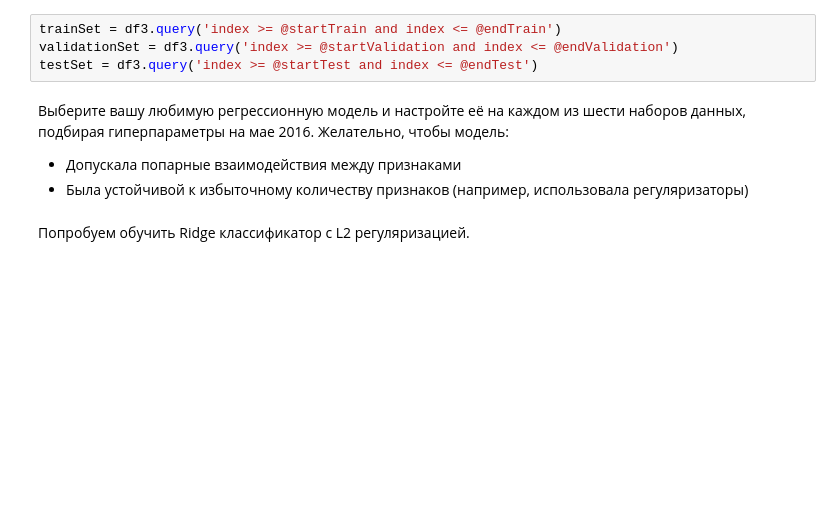
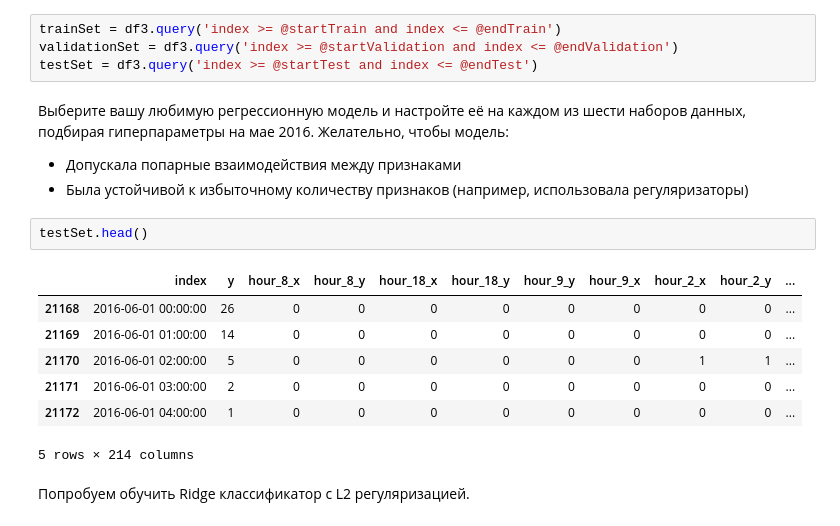
Before and after one commit to PhySci/projectNYtaxi, a Jupyter notebook: week5/week 5.ipynb, the cells around one changed output. Cells and saved outputs as stored; diff of their text form; blank space fills up the shorter version.

```diff
--- a/week5/week 5.ipynb
+++ b/week5/week 5.ipynb
@@ -229,6 +242,16 @@ testSet = df3.query('index >= @startTest and index <= @endTest')
 <li>Допускала попарные взаимодействия между признаками
 <li>Была устойчивой к избыточному количеству признаков (например, использовала регуляризаторы)
 </ul>
+# %%
+testSet.head()
+# %% [output]
+|  | index | y | hour_8_x | hour_8_y | hour_18_x | hour_18_y | hour_9_y | hour_9_x | hour_2_x | hour_2_y | ... |
+| 21168 | 2016-06-01 00:00:00 | 26 | 0 | 0 | 0 | 0 | 0 | 0 | 0 | 0 | ... |
+| 21169 | 2016-06-01 01:00:00 | 14 | 0 | 0 | 0 | 0 | 0 | 0 | 0 | 0 | ... |
+| 21170 | 2016-06-01 02:00:00 | 5 | 0 | 0 | 0 | 0 | 0 | 0 | 1 | 1 | ... |
+| 21171 | 2016-06-01 03:00:00 | 2 | 0 | 0 | 0 | 0 | 0 | 0 | 0 | 0 | ... |
+| 21172 | 2016-06-01 04:00:00 | 1 | 0 | 0 | 0 | 0 | 0 | 0 | 0 | 0 | ... |
+5 rows × 214 columns
 # %% [markdown]
 Попробуем обучить Ridge классификатор с L2 регуляризацией.
 # %%
```
Also changed, not shown: parts of 23 cells of this notebook, 1 other file.
